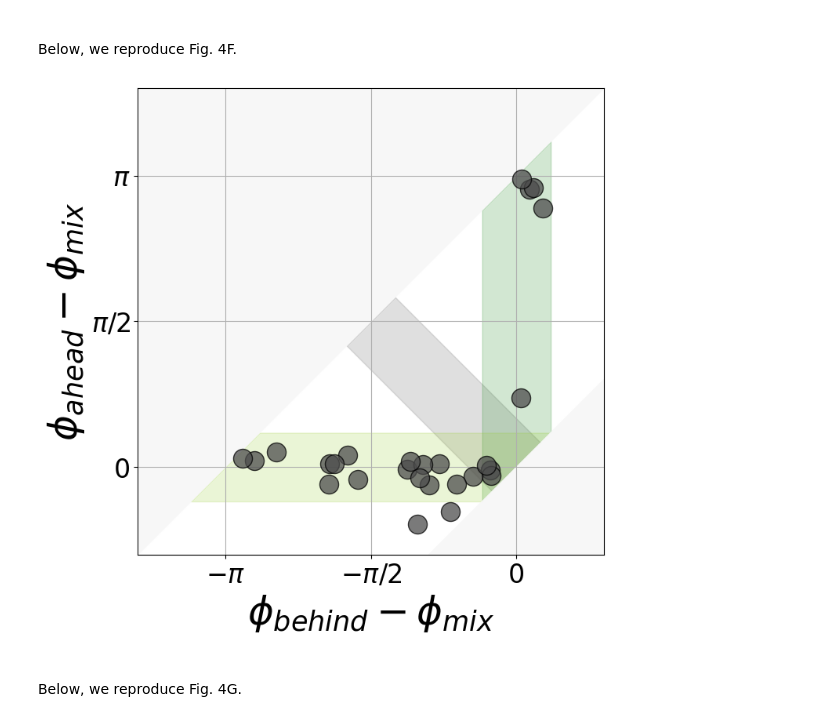
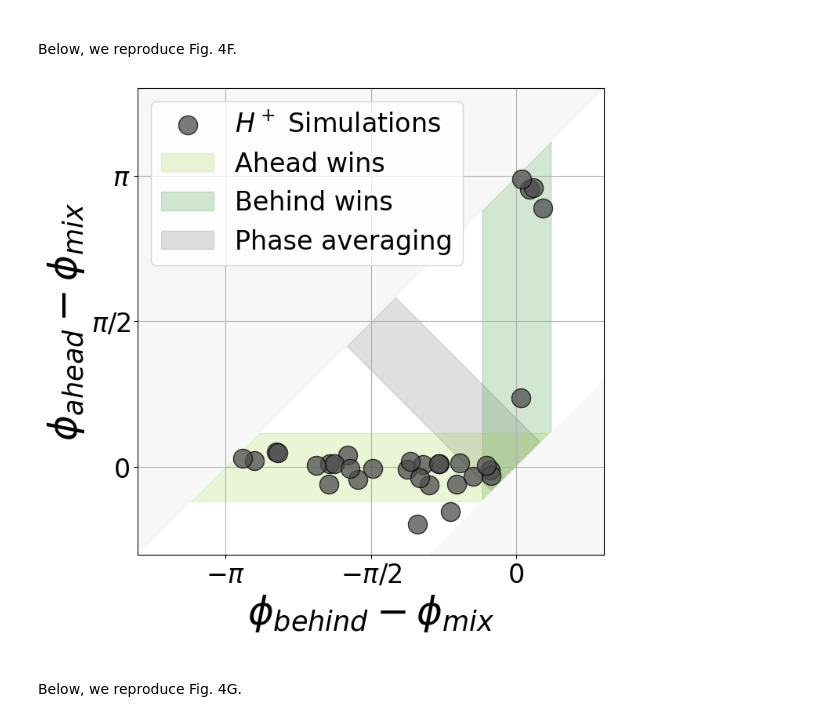
Before and after one commit to laurentjutrasdube/Nonreciprocal_synchronization_in_embryonic_oscillator_ensembles, a Jupyter notebook: NOTEBOOK.ipynb, the cells around one changed output. Saved outputs shown, nothing was run; the diff lists cells and outputs as text; code cells hidden in the pictures.

```diff
--- a/NOTEBOOK.ipynb
+++ b/NOTEBOOK.ipynb
@@ -283,0 +394,20 @@ fig.savefig('Figures/FIG_2J.pdf', dpi=300)
+# %%
+# Time
+t = 112.
+period_diff_tail = []
+dates = []
+
+# Iterate over all experiments
+file_names = fct.get_tail_file_names()
+exp_type, exp_date, exp_dish, exp_dt, exp_t0 = fct.get_exp_info()
+for k in range(len(file_names)):
+
+    times, periods = get_tail_periods(file_names[k])
+
+    # Retrieve time index
+    t_i = np.where(times == t)[0]
+
+    # Compute the phase difference
+    period_diff_tail.append(np.abs(periods[0,t_i]-periods[2,t_i])[0])
+
+period_diff_tail = np.array(period_diff_tail)
@@ -484,12 +657,13 @@ for k in range(len(file_names)):
             circstd_exp[j].append(temp[t_i[0]])
 
 # Compute the mean: experiments
-circstd_mean = np.zeros(len(times_plot))
+circstd_mean, circstd_std = np.zeros(len(times_plot)), np.zeros(len(times_plot))
 for j in range(len(times_plot)):
     circstd_exp[j] = np.array(circstd_exp[j])
-    circstd_mean[j] = circstd_exp[j].mean()
+    circstd_mean[j], circstd_std[j] = circstd_exp[j].mean(), circstd_exp[j].std()
 
 
 # Compute the mean: random phases
 circstd_random = np.array(circstd_random)
 circstd_random_mean = circstd_random.mean()
+circstd_random_std = circstd_random.std()
@@ -1350,7 +1699,7 @@ Below, we produce Fig. 5H, which mimicks Fig. 4H, but rather than showing the 26
 # %%
 seed = 43587
 np.random.seed(seed)
-n_AB_exp = 26
+n_AB_exp = 32
 
 # Parameters
 param["beta"] = -5.
@@ -1488,7 +1837,7 @@ Below, we reproduce Fig. 4F.
 # %%
 seed = 78365
 np.random.seed(seed)
-n_AB_exp = 26
+n_AB_exp = 32
 
 # Parameters
 param["c"] = 0.015
@@ -1589,35 +1938,35 @@ avg = ax.fill_between([-0.5*np.pi-d2, -0.5*np.pi+d2, -d2, d2], [0.5*np.pi-d2, 0.
 
 # Behind wins
 behind = ax.fill_between([-d1, -d1, d1], [-d1, -d1, d1], [d1, np.pi-d1, np.pi+d1], color='forestgreen', alpha=alpha, zorder=1, label='Behind wins')
 
 # Ahead wins
 ahead = ax.fill_between([-np.pi-d1, -np.pi+d1, -d1, d1], [-d1, -d1, -d1, d1], [-d1, d1, d1, d1], color='yellowgreen', alpha=alpha, zorder=1, label='Ahead wins')
 
 # Region with unphysical phase differences combinations
 ax.fill_between([-1.5*np.pi, 0.5*np.pi], [-0.5*np.pi, 1.5*np.pi], [1.5*np.pi, 1.5*np.pi], color='0.97', zorder=1)
 ax.fill_between([-np.pi, np.pi], [-np.pi, -np.pi], [-np.pi, np.pi], color='0.97', zorder=1)
 ax.fill_between([-1.5*np.pi, -np.pi], [-np.pi, -np.pi], [-0.5*np.pi, -np.pi], color='0.97', zorder=1)
 ax.fill_between([0.5*np.pi, np.pi], [1.5*np.pi, np.pi], [1.5*np.pi, 1.5*np.pi], color='0.97', zorder=1)
 
 # Axes, ticks, grid, legend
 ax.set_xlim([-1.3*np.pi, 0.3*np.pi])
 ax.set_ylim([-0.3*np.pi, 1.3*np.pi])
 ax.set_xticks([-np.pi, -0.5*np.pi, 0.])
 ax.set_xticklabels(['$-\pi$', '$-\pi/2$', '0'])
 ax.set_yticks([0., 0.5*np.pi, np.pi])
 ax.set_yticklabels(['0', '$\pi/2$', '$\pi$'])
 ax.tick_params(labelsize=24)
 ax.set_aspect(aspect=1)
 ax.grid(which='both')
 ax.set_ylabel("$\phi_{ahead}-\phi_{mix}$", fontsize=36)
 ax.set_xlabel("$\phi_{behind}-\phi_{mix}$", fontsize=36)
-# ax.legend(handles=[sim, ahead, behind, avg], loc=2, fontsize=24)
+ax.legend(handles=[sim, ahead, behind, avg], loc=2, fontsize=24)
 
 # Save the figure
 fig.tight_layout()
 fig.savefig('Figures/FIG_4F.pdf', dpi=300)
 # %% [output]
-[figure, old version]
+[figure, new version]
 # %% [markdown]
 <br>
 
```
Also changed, not shown: parts of 35 cells of this notebook.
